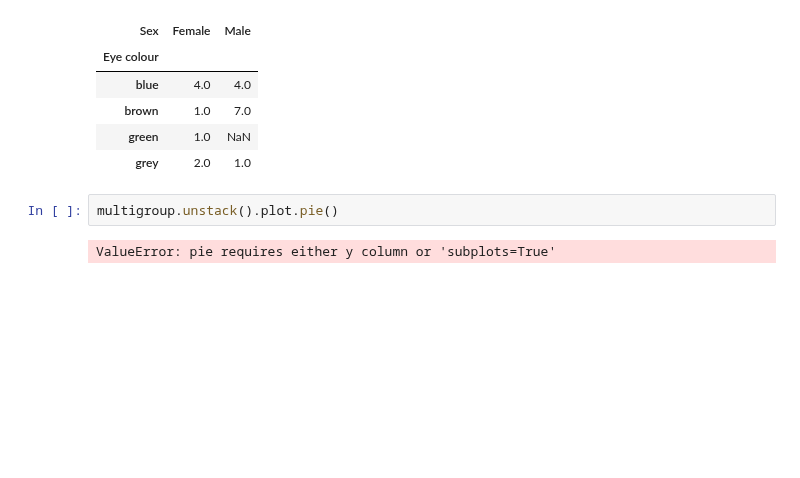
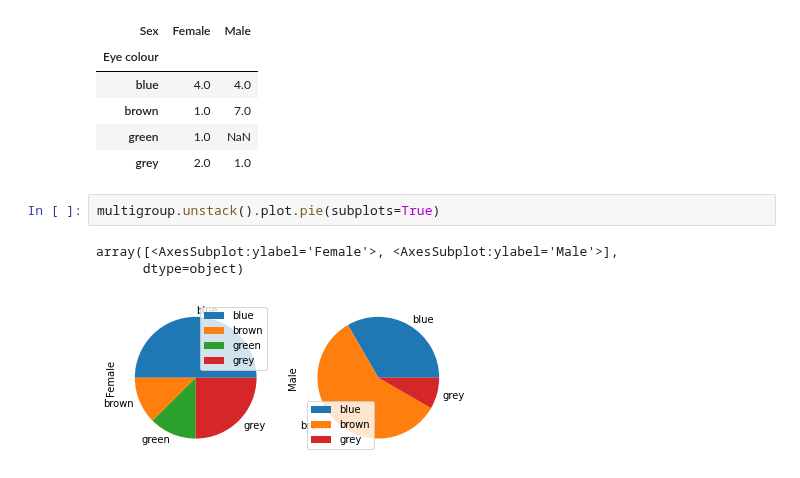
Before and after one commit to ssciwr/jupyter-data-exploration-live, a Jupyter notebook: part2.ipynb, the cells around one changed output. Drawn from its saved outputs; the diff is of its cells as text; blank space fills up the shorter version.

```diff
--- a/part2.ipynb
+++ b/part2.ipynb
@@ -618,6 +618,8 @@ multigroup.unstack()
 | green | 1.0 | NaN |
 | grey | 2.0 | 1.0 |
 # %%
-multigroup.unstack().plot.pie()
+multigroup.unstack().plot.pie(subplots=True)
 # %% [output]
-ValueError: pie requires either y column or 'subplots=True'
+array([<AxesSubplot:ylabel='Female'>, <AxesSubplot:ylabel='Male'>],
+      dtype=object)
+[figure, added]
```
